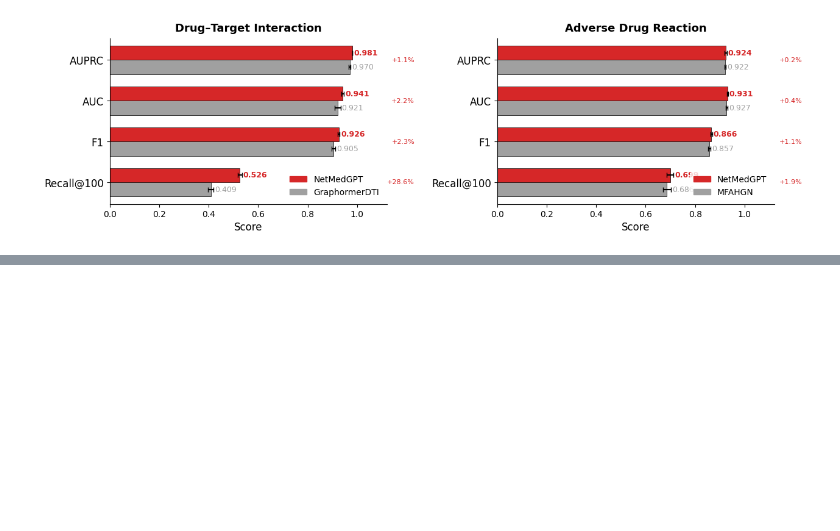
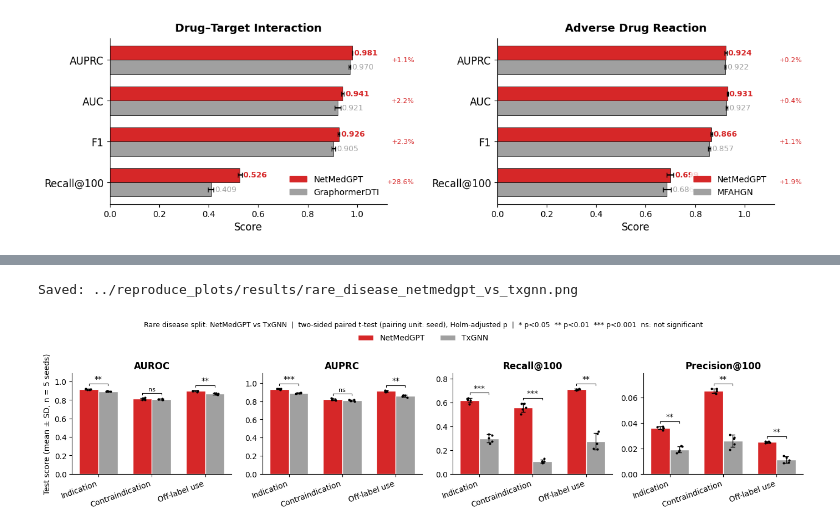
Before and after one commit to faren-f/NetMedGPT, a Jupyter notebook: reproduce_plots/reproduce_plots.ipynb, the cells around one changed output, grey strips where cells are left out. Saved outputs shown, nothing was run; the diff lists cells and outputs as text; code cells hidden in the pictures; blank space fills up the shorter version.

```diff
--- a/reproduce_plots/reproduce_plots.ipynb
+++ b/reproduce_plots/reproduce_plots.ipynb
@@ -1887,0 +2044,71 @@ Saved: ../reproduce_plots/results/rare_disease_netmedgpt.png
+# %%
+# ── Rare disease split: NetMedGPT vs TxGNN, all metrics with significance (supplementary figure) ──────────
+# per-seed values and Holm-adjusted two-sided paired t-tests (pairing unit: seed) from
+# other/statistical_significance_all_methods.ipynb (all_methods_per_seed.csv, statistical_significance_all_methods.csv)
+per_seed_all = pd.read_csv("../data/result/all_methods_per_seed.csv")
+sig_all = pd.read_csv("../data/result/statistical_significance_all_methods.csv")
+
+RD_EDGES = ["indication", "contraindication", "off-label use"]
+RD_EDGE_LABELS = ["Indication", "Contraindication", "Off-label use"]
+RD_METRICS = ["AUROC", "AUPRC", "Recall@100", "Precision@100"]
+RD_MODELS = {"NetMedGPT": "#D62728", "TxGNN": "#A0A0A0"}
+
+rd = per_seed_all[(per_seed_all["split"] == "rare_disease") & per_seed_all["method"].isin(RD_MODELS)]
+rd_sig = sig_all[(sig_all["split"] == "rare_disease") & (sig_all["method"] == "TxGNN")].set_index(["edge_type", "metric"])
+
+
+def stars(p):
+    return "***" if p < 0.001 else "**" if p < 0.01 else "*" if p < 0.05 else "ns"
+
+
+fig, axes = plt.subplots(1, len(RD_METRICS), figsize=(14, 3.6))
+x = np.arange(len(RD_EDGES))
+width = 0.36
+rng = np.random.default_rng(0)
+
+for ax, metric in zip(axes, RD_METRICS):
+    tops = []
+    for k, (name, color) in enumerate(RD_MODELS.items()):
+        pos = x + (k - 0.5) * width
+        vals = [rd[(rd["method"] == name) & (rd["edge_type"] == e) & (rd["metric"] == metric)]["value"].values
+                for e in RD_EDGES]
+        means = [v.mean() for v in vals]
+        sds = [v.std(ddof=1) for v in vals]
+        ax.bar(pos, means, width, yerr=sds, color=color, label=name, capsize=3,
+               edgecolor="white", linewidth=1, error_kw={"elinewidth": 1})
+        for p, v in zip(pos, vals):
+            ax.scatter(p + rng.uniform(-0.06, 0.06, len(v)), v, s=9, color="black", zorder=3, linewidths=0)
+        tops.append([m + s for m, s in zip(means, sds)] + [v.max() for v in vals])
+
+    ymax = max(max(t) for t in tops)
+    for i, edge in enumerate(RD_EDGES):
+        s = stars(rd_sig.loc[(edge, metric), "p_holm"])
+        top = max(t[i] for t in tops) + 0.04 * ymax
+        ax.plot([x[i] - width / 2, x[i] - width / 2, x[i] + width / 2, x[i] + width / 2],
+                [top, top + 0.02 * ymax, top + 0.02 * ymax, top], color="black", linewidth=0.8)
+        ax.text(x[i], top + 0.03 * ymax, s, ha="center", va="bottom", fontsize=8 if s == "ns" else 10)
+
+    ax.set_title(metric, fontsize=12, fontweight="bold")
+    ax.set_xticks(x)
+    ax.set_xticklabels(RD_EDGE_LABELS, rotation=20, ha="right")
+    ax.set_ylim(0, ymax * 1.18)
+    ax.spines["top"].set_visible(False)
+    ax.spines["right"].set_visible(False)
+    ax.grid(False)
+
+axes[0].set_ylabel("Test score (mean ± SD, n = 5 seeds)")
+handles, labels = axes[0].get_legend_handles_labels()
+fig.legend(handles, labels, frameon=False, ncol=2, loc="upper center", bbox_to_anchor=(0.5, 0.95))
+fig.suptitle("Rare disease split: NetMedGPT vs TxGNN  |  two-sided paired t-test (pairing unit: seed), "
+             "Holm-adjusted p  |  * p<0.05  ** p<0.01  *** p<0.001  ns: not significant", fontsize=9)
+fig.tight_layout(rect=(0, 0, 1, 0.90))
+
+out_png = os.path.join(data_dir, "rare_disease_netmedgpt_vs_txgnn.png")
+out_pdf = os.path.join(data_dir, "rare_disease_netmedgpt_vs_txgnn.pdf")
+plt.savefig(out_png, bbox_inches="tight", dpi=300)
+plt.savefig(out_pdf, bbox_inches="tight", dpi=300)
+print(f"Saved: {out_png}")
+plt.show()
+# %% [output]
+Saved: ../reproduce_plots/results/rare_disease_netmedgpt_vs_txgnn.png
+[figure, added]
```
Also changed, not shown: parts of 6 cells of this notebook, 34 other files.
